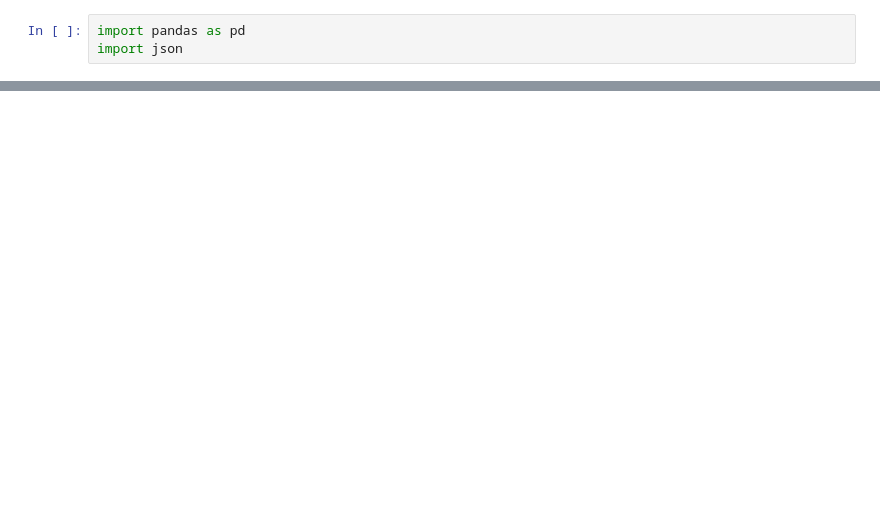
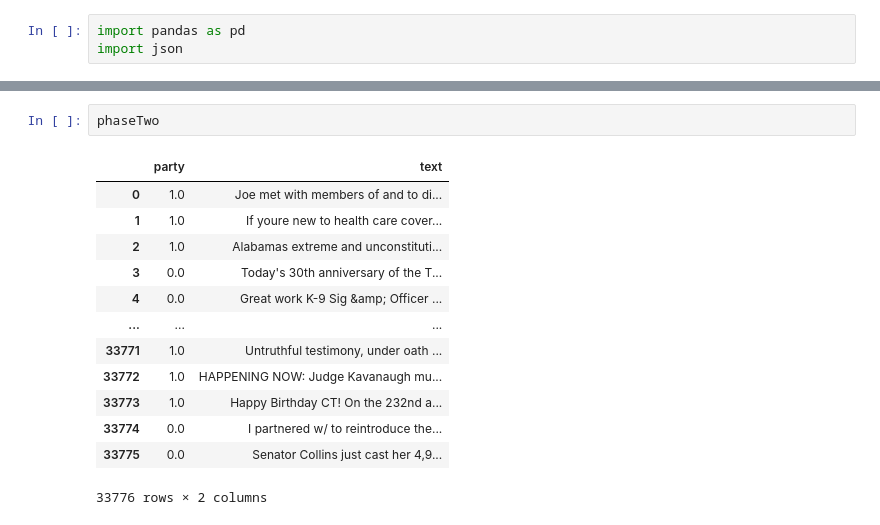
Before and after one commit to knk190001/SlantClassification, a Jupyter notebook: SlantDetector.ipynb, the cells around one changed output, grey strips where cells are left out. Drawn from its saved outputs; the diff is of its cells as text; blank space fills up the shorter version.

```diff
--- a/SlantDetector.ipynb
+++ b/SlantDetector.ipynb
@@ -60,0 +123,16 @@ data.sample(20)
+# %%
+phaseTwo
+# %% [output]
+|  | party | text |
+| 0 | 1.0 | Joe met with members of and to di... |
+| 1 | 1.0 | If youre new to health care cover... |
+| 2 | 1.0 | Alabamas extreme and unconstituti... |
+| 3 | 0.0 | Today's 30th anniversary of the T... |
+| 4 | 0.0 | Great work K-9 Sig &amp; Officer ... |
+| ... | ... | ... |
+| 33771 | 1.0 | Untruthful testimony, under oath ... |
+| 33772 | 1.0 | HAPPENING NOW: Judge Kavanaugh mu... |
+| 33773 | 1.0 | Happy Birthday CT! On the 232nd a... |
+| 33774 | 0.0 | I partnered w/ to reintroduce the... |
+| 33775 | 0.0 | Senator Collins just cast her 4,9... |
+33776 rows × 2 columns
```
Also changed, not shown: parts of 40 cells of this notebook.
